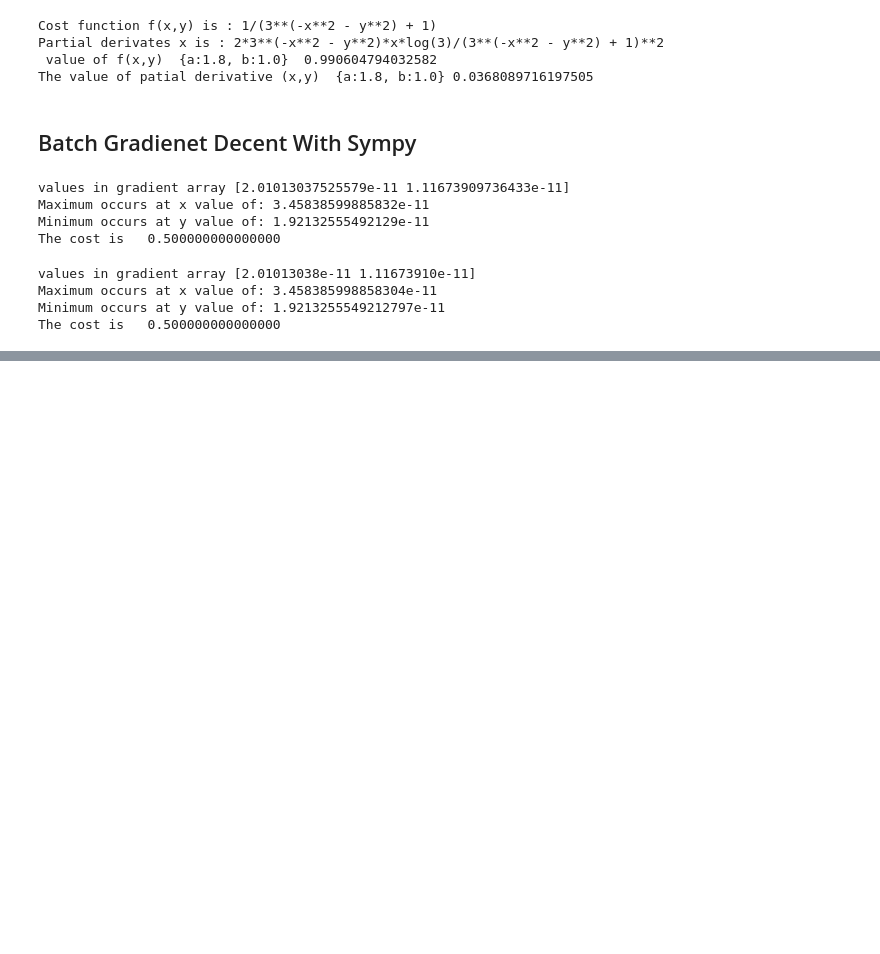
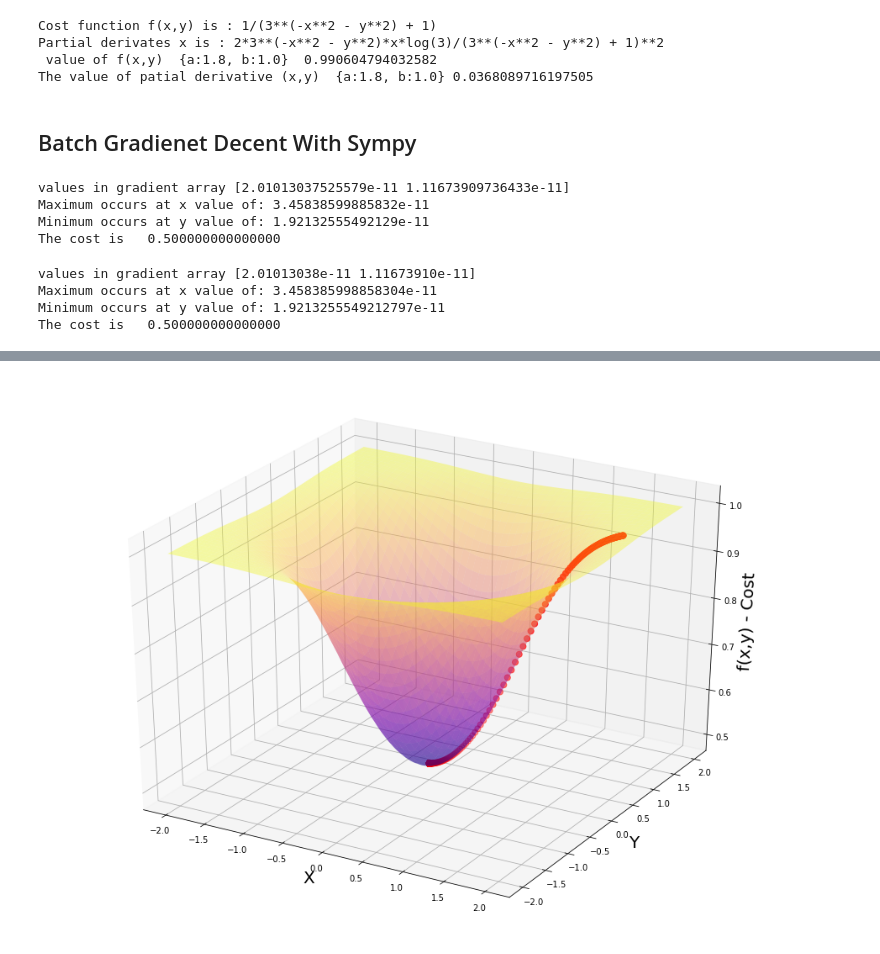
Before and after one commit to Samuel-S-Ampofo/MachineLearning, a Jupyter notebook: optimisation and gradient decent.ipynb, the cells around one changed output, grey strips where cells are left out. Saved outputs shown, nothing was run; the diff lists cells and outputs as text; code cells hidden in the pictures; blank space fills up the shorter version.

Commit message:
3d visualisation gradienet and numy arrays

```diff
--- a/optimisation and gradient decent.ipynb
+++ b/optimisation and gradient decent.ipynb
@@ -482,0 +485,22 @@ The cost is   0.500000000000000
+# %%
+#set up.
+multiplier = 0.1
+max_iter = 500
+params = np.array([1.8,1.0])  # initial guess.
+values_array = params .reshape(1,2)
+
+for n in range(max_iter):
+    gradient_x = fpx(params[0],params[1])
+    gradient_y = fpy(params[0],params[1])
+    gradients = np.array([gradient_x,gradient_y])
+    params = params - multiplier * gradients
+    values_array = np.append(values_array, params.reshape(1,2), axis=0)
+
+# Results
+print('values in gradient array', gradients)
+print('Maximum occurs at x value of:', params[0])
+print('Minimum occurs at y value of:', params[1])
+print('The cost is  ',
+      f(a,b).evalf(subs={a:params[0], b:params[1]}))
+
+print(values_array.shape)
@@ -482,0 +555,16 @@ The cost is   0.500000000000000
+# %%
+# Generating 3D plot
+fig = plt.figure(figsize = [16,12])
+ax = fig.gca(projection= '3d')
+
+ax.set_xlabel('X', fontsize = 20)
+ax.set_ylabel('Y', fontsize = 20)
+ax.set_zlabel('f(x,y) - Cost ', fontsize = 20)
+
+ax.plot_surface(x_4, y_4, f(x_4, y_4), cmap=cm.plasma,alpha=0.4)
+ax.scatter(values_array[:,0],values_array[:,1],
+          f(values_array[:,0],values_array[:,1]),s=50, color='red')
+
+plt.show()
+# %% [output]
+[figure, added]
```
Also changed, not shown: parts of 3 cells of this notebook.
